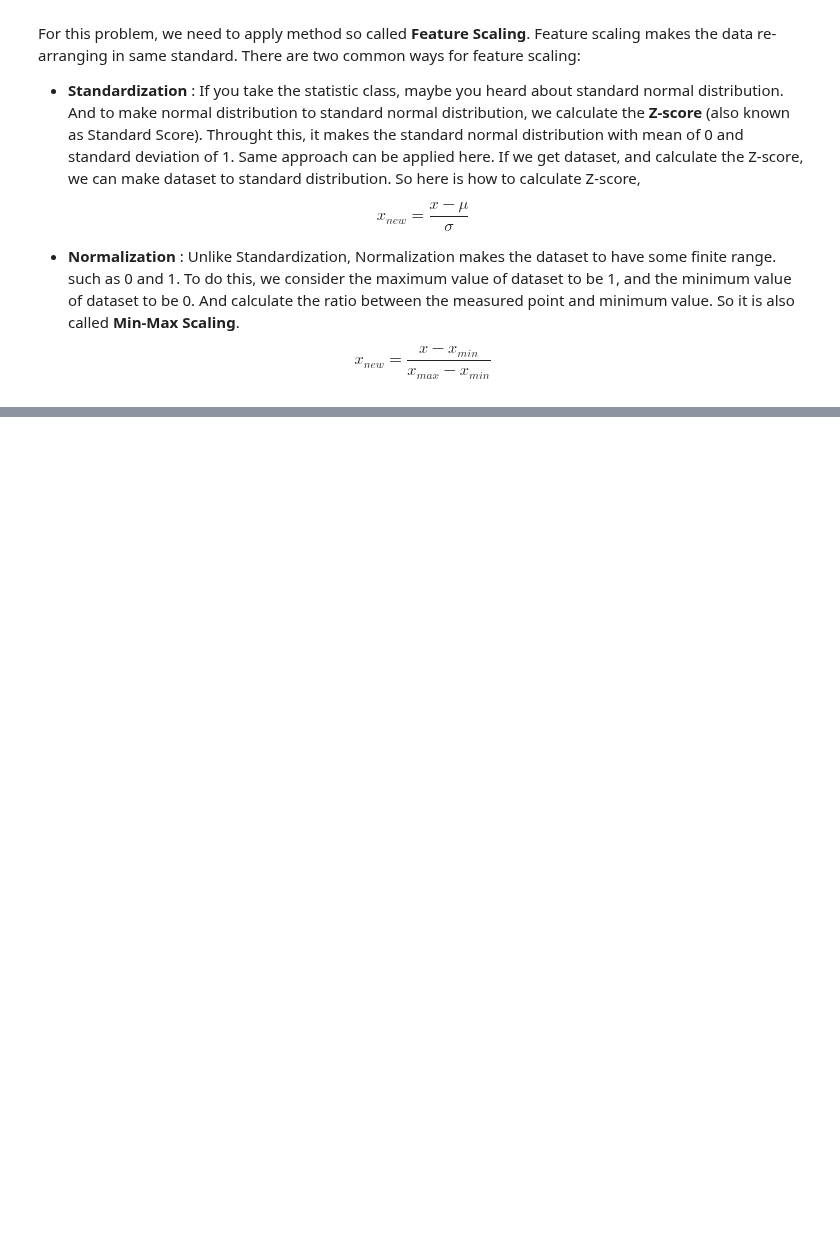
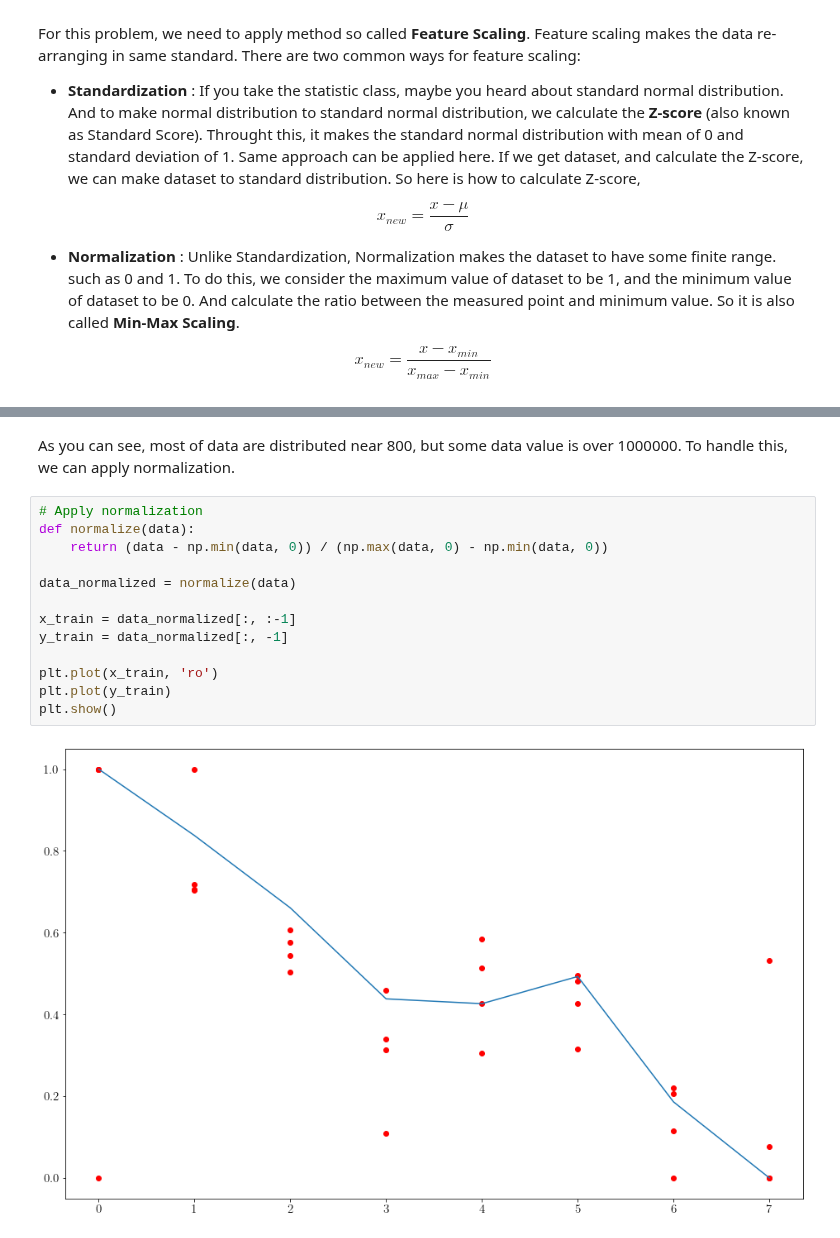
Before and after one commit to goodboychan/goodboychan.github.io, a Jupyter notebook: _notebooks/2020-09-11-01-Application-and-Tips-for-Machine-Learning.ipynb, the cells around one changed output, grey strips where cells are left out. Saved outputs shown, nothing was run; the diff lists cells and outputs as text; blank space fills up the shorter version.

```diff
--- a/_notebooks/2020-09-11-01-Application-and-Tips-for-Machine-Learning.ipynb
+++ b/_notebooks/2020-09-11-01-Application-and-Tips-for-Machine-Learning.ipynb
@@ -90,0 +112,17 @@ Work In Progress..
+# %% [markdown]
+As you can see, most of data are distributed near 800, but some data value is over 1000000. To handle this, we can apply normalization.
+# %%
+# Apply normalization
+def normalize(data):
+    return (data - np.min(data, 0)) / (np.max(data, 0) - np.min(data, 0))
+
+data_normalized = normalize(data)
+
+x_train = data_normalized[:, :-1]
+y_train = data_normalized[:, -1]
+
+plt.plot(x_train, 'ro')
+plt.plot(y_train)
+plt.show()
+# %% [output]
+[figure, added]
```
Also changed, not shown: parts of 14 cells of this notebook.
